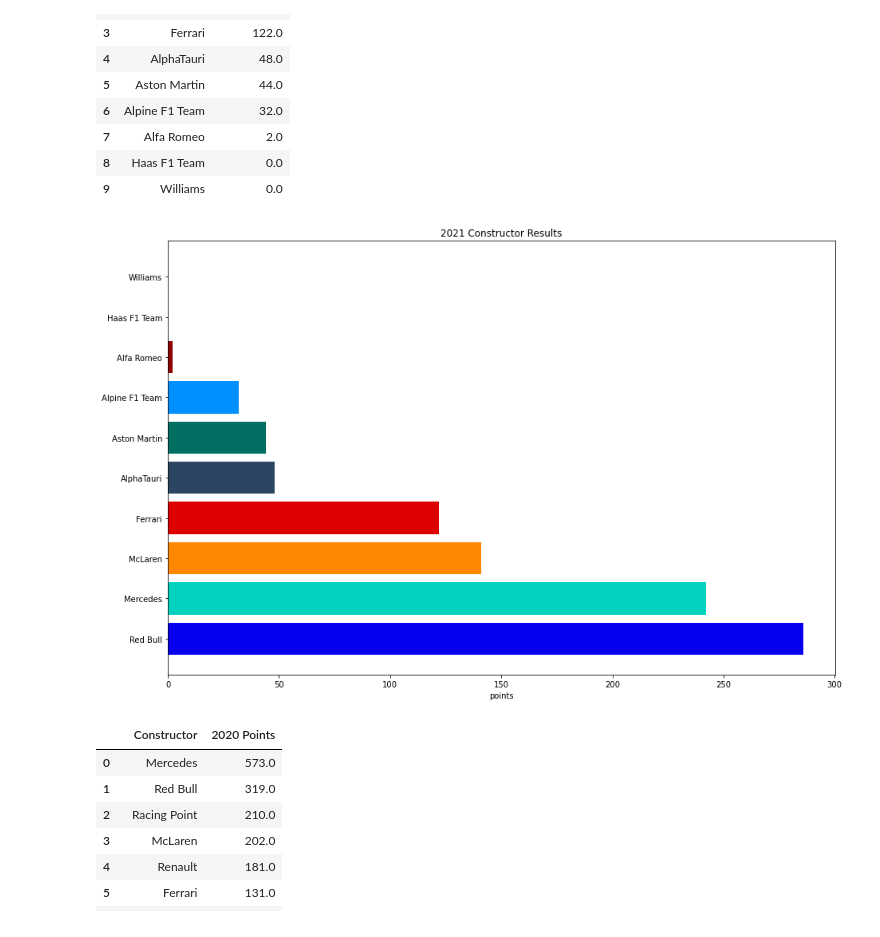
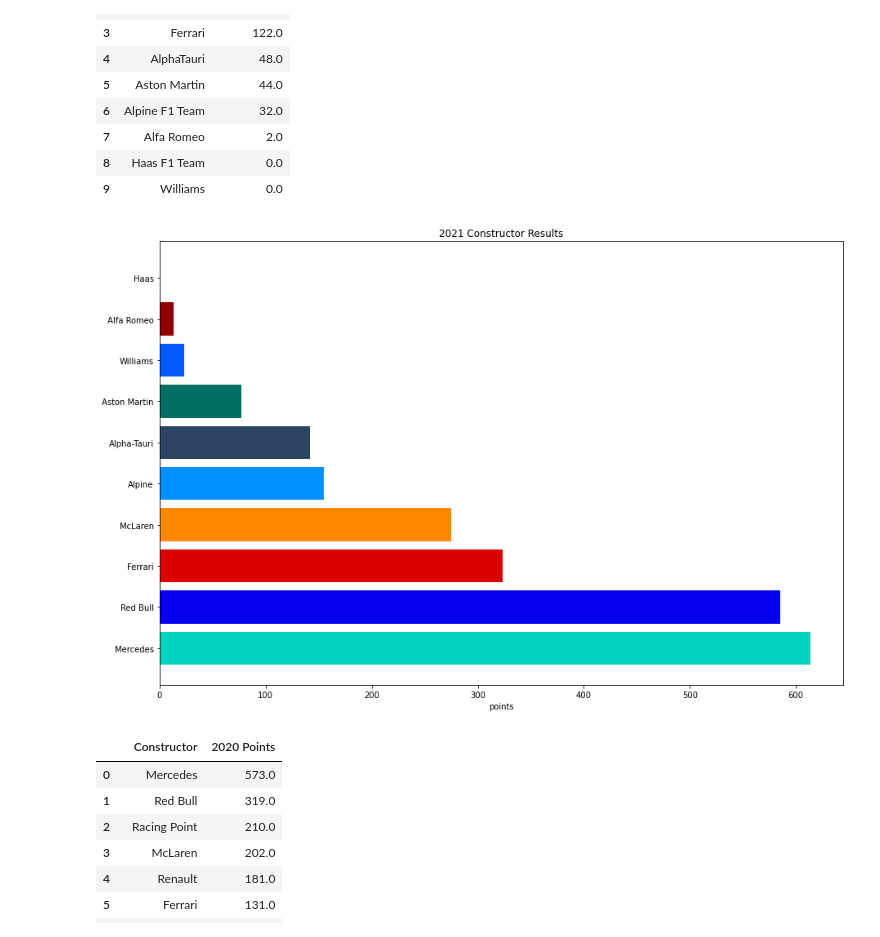
Before and after one commit to rb25s13/Web-Design-Challenge, a Jupyter notebook: resources/2021/source.ipynb, the cells around one changed output. Cells and saved outputs as stored; diff of their text form; code cells hidden in the pictures.

```diff
--- a/resources/2021/source.ipynb
+++ b/resources/2021/source.ipynb
@@ -72,9 +72,9 @@ ps_df
 | 593 | 1047 | 850 | 3 | 48 | 23.217 | 23217 | 2020 | Abu Dhabi Grand Prix | 2020-12-13 | Pietro Fittipaldi |
 594 rows × 10 columns
 # %%
-colors2021 = ['#0600EF','#00D2BE','#FF8700', \
-        '#DC0000','#2B4562','#006F62', \
-        '#0090FF','#900000','#FFFFFF', '#005AFF']
+colors2021 = ['#00D2BE','#0600EF','#DC0000', \
+        '#FF8700','#0090FF','#2B4562','#006F62', \
+        '#005AFF','#900000','#FFFFFF' ]
 cr_2021 = constructor_results[constructor_results['raceId'] >= 1048].reset_index(drop=True)
 cr_2021 = pd.merge(cr_2021, constructors, on="constructorId")
 cr_2021 = cr_2021.drop(['constructorId', 'status', 'constructorRef', 'url', 'constructorResultsId', 'raceId'], axis=1)
@@ -98,12 +98,14 @@ cr_2021
 | 9 | Williams | 0.0 |
 # %%
 plt.figure(figsize=(15,10))
-plt.barh(cr_2021['Constructor'],cr_2021['2021 Points'],color=colors2021)
+const21 = ['Mercedes', 'Red Bull','Ferrari','McLaren','Alpine','Alpha-Tauri','Aston Martin','Williams','Alfa Romeo','Haas']
+points21 = [613.5,585.5,323.5,275,155,142,77,23,13,0]
+plt.barh(const21,points21,color=colors2021)
 plt.xlabel('points')
 plt.title('2021 Constructor Results')
 plt.savefig('../assets/images/2021_Constructor_Results.png', bbox_inches='tight')
 # %% [output]
-[figure, old version]
+[figure, new version]
 # %%
 colors2020 = ['#00D2BE','#0600EF','#F596C8', \
         '#FF8700','#FFF500','#C00000', \
```
Also changed, not shown: 13 other files.
